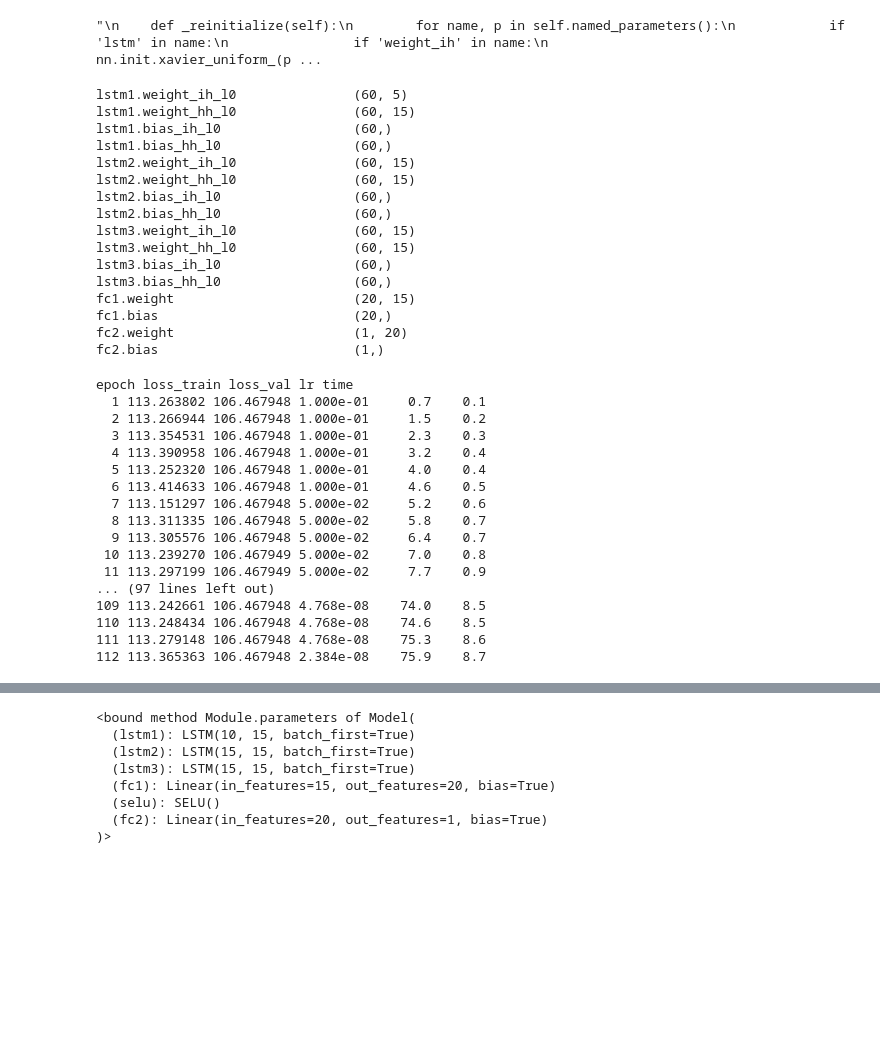
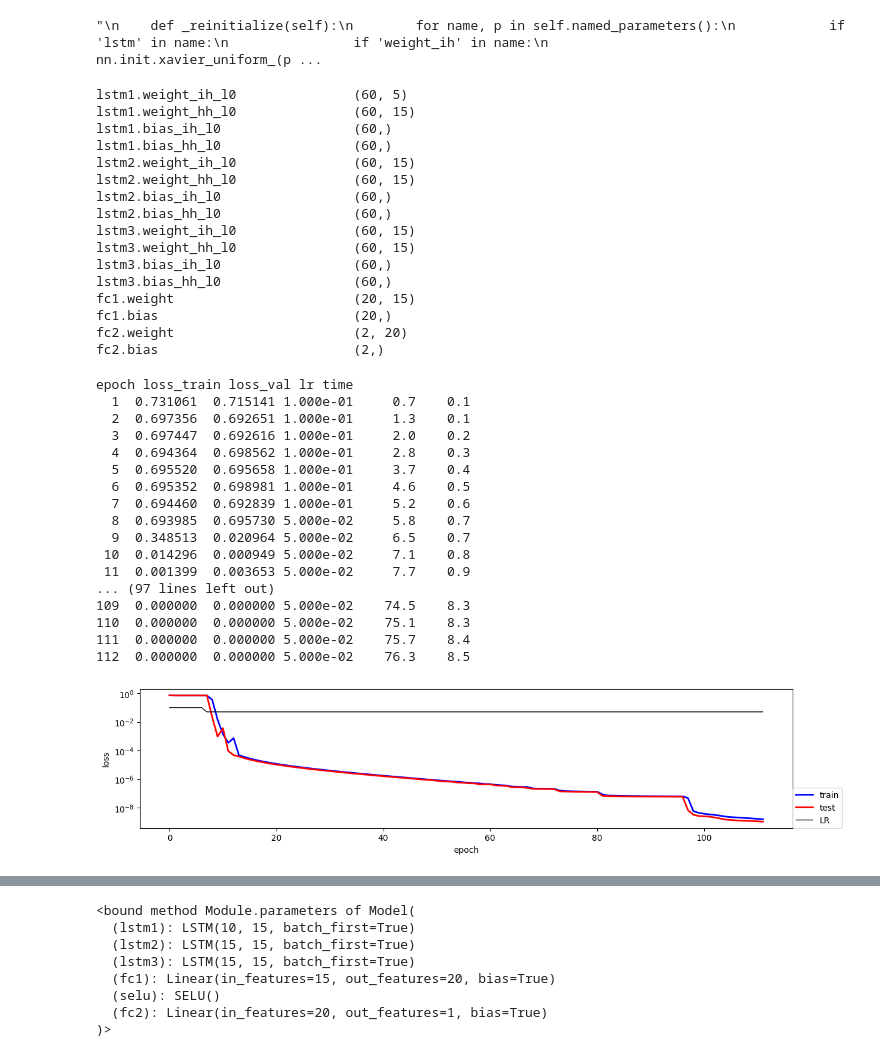
Before and after one commit to Dyakonov/Colab, a Jupyter notebook: IMBP_01.ipynb, the cells around one changed output, grey strips where cells are left out. Cells and saved outputs as stored; diff of their text form; code cells hidden in the pictures; blank space fills up the shorter version.

```diff
--- a/IMBP_01.ipynb
+++ b/IMBP_01.ipynb
@@ -224,6 +226,12 @@ cuda
 # %%
 # Тестовый датасет
 X_all = np.random.randn(10000, 100, 5) # число подрядов X длина ряда X число признаков # features.reshape(-1, 80, features.shape[-1])
-y_all = (np.random.randn(10000) > 0).astype(int)
-X_all[y_all==1, :, 4] = X_all[y_all==1, :, 0] # np.sin(X_all[y_all==1, :, 0])
+#y_all = (np.random.randn(10000, 1) > 0).astype(int) # ОБЯЗАТЕЛЬНО С ТАКИМ РАЗМЕРОМ!
+y_all = (np.random.randn(10000) > 0).astype(int) # НО ТУТ ЕСЛИ ТИП INT
+X_all[y_all.flatten()==1, :, 4] = np.sin(X_all[y_all.flatten()==1, :, 0]) # np.sin(X_all[y_all==1, :, 0])
+X_all[y_all.flatten()==0, :, 4] = np.sin(X_all[y_all.flatten()==0, :, 1])
+
+noise = 0.1
+
+X_all = (1 - noise)* X_all + noise * np.random.randn(10000, 100, 5)
 # %%
@@ -273,7 +285,7 @@ class Model(nn.Module):
         #                     batch_first=True, bidirectional=True)
         self.fc1 = nn.Linear(hidden[2], 20) # 2 * hidden[3]
         self.selu = nn.SELU()
-        self.fc2 = nn.Linear(20, 1)
+        self.fc2 = nn.Linear(20, 2) # ДВА КЛАССА!
         #self._reinitialize()
 
 
@@ -310,8 +322,8 @@ lstm3.bias_ih_l0                 (60,)
 lstm3.bias_hh_l0                 (60,)
 fc1.weight                       (20, 15)
 fc1.bias                         (20,)
-fc2.weight                       (1, 20)
-fc2.bias                         (1,)
+fc2.weight                       (2, 20)
+fc2.bias                         (2,)
 # %%
 lr = 1e-1
 epochs = 112 # if debug else 300
@@ -339,7 +351,7 @@ def evaluate(model, loader_val):
         y = y.to(device)
 
         with torch.no_grad():
-            y_pred = model(x).squeeze() # чтобы размерность в вектор!!! ???
+            y_pred = model(x) # .squeeze() # НЕЛЬЗЯ! .squeeze() # чтобы размерность в вектор!!! ???
 
         loss = criterion(y_pred, y)
 
@@ -391,7 +403,7 @@ for iepoch in range(epochs):
 
     optimizer.zero_grad()
 
-    y_pred = model(x).squeeze() # чтобы размерность в вектор!!! ???
+    y_pred = model(x) # .squeeze()  # НЕЛЬЗЯ!  # чтобы размерность в вектор!!! ???
     loss = criterion(y_pred, y)
 
     loss_train += n*loss.item()
@@ -423,22 +435,38 @@ for iepoch in range(epochs):
     #print(ofilename, 'written')
 # %% [output]
 epoch loss_train loss_val lr time
-  1 113.263802 106.467948 1.000e-01     0.7    0.1
-  2 113.266944 106.467948 1.000e-01     1.5    0.2
-  3 113.354531 106.467948 1.000e-01     2.3    0.3
-  4 113.390958 106.467948 1.000e-01     3.2    0.4
-  5 113.252320 106.467948 1.000e-01     4.0    0.4
-  6 113.414633 106.467948 1.000e-01     4.6    0.5
-  7 113.151297 106.467948 5.000e-02     5.2    0.6
-  8 113.311335 106.467948 5.000e-02     5.8    0.7
-  9 113.305576 106.467948 5.000e-02     6.4    0.7
- 10 113.239270 106.467949 5.000e-02     7.0    0.8
- 11 113.297199 106.467949 5.000e-02     7.7    0.9
+  1  0.731061  0.715141 1.000e-01     0.7    0.1
+  2  0.697356  0.692651 1.000e-01     1.3    0.1
+  3  0.697447  0.692616 1.000e-01     2.0    0.2
+  4  0.694364  0.698562 1.000e-01     2.8    0.3
+  5  0.695520  0.695658 1.000e-01     3.7    0.4
+  6  0.695352  0.698981 1.000e-01     4.6    0.5
+  7  0.694460  0.692839 1.000e-01     5.2    0.6
+  8  0.693985  0.695730 5.000e-02     5.8    0.7
+  9  0.348513  0.020964 5.000e-02     6.5    0.7
+ 10  0.014296  0.000949 5.000e-02     7.1    0.8
+ 11  0.001399  0.003653 5.000e-02     7.7    0.9
 ... (97 lines left out)
-109 113.242661 106.467948 4.768e-08    74.0    8.5
-110 113.248434 106.467948 4.768e-08    74.6    8.5
-111 113.279148 106.467948 4.768e-08    75.3    8.6
-112 113.365363 106.467948 2.384e-08    75.9    8.7
+109  0.000000  0.000000 5.000e-02    74.5    8.3
+110  0.000000  0.000000 5.000e-02    75.1    8.3
+111  0.000000  0.000000 5.000e-02    75.7    8.4
+112  0.000000  0.000000 5.000e-02    76.3    8.5
+# %%
+import matplotlib.pyplot as plt
+
+plt.figure(figsize=(14, 3))
+# plt.plot(losses1*0 + baseline, '--', c='black', label='baseline', lw=1)
+plt.plot(losses_train, c='blue', label='train', lw=2)
+plt.plot(losses_val, c='red', label='test', lw=2)
+plt.plot(lrs, c='black', label='LR', lw=1)
+# plt.ylim([0.00, 0.5])
+#plt.xlim([0, 1000])
+plt.xlabel('epoch')
+plt.ylabel('loss')
+plt.legend(loc=(1,0))
+plt.yscale('log')
+# %% [output]
+[figure, added]
 # %%
 evaluate(model, loader_val)
 # %% [output]
```
Also changed, not shown: parts of 14 cells of this notebook.
